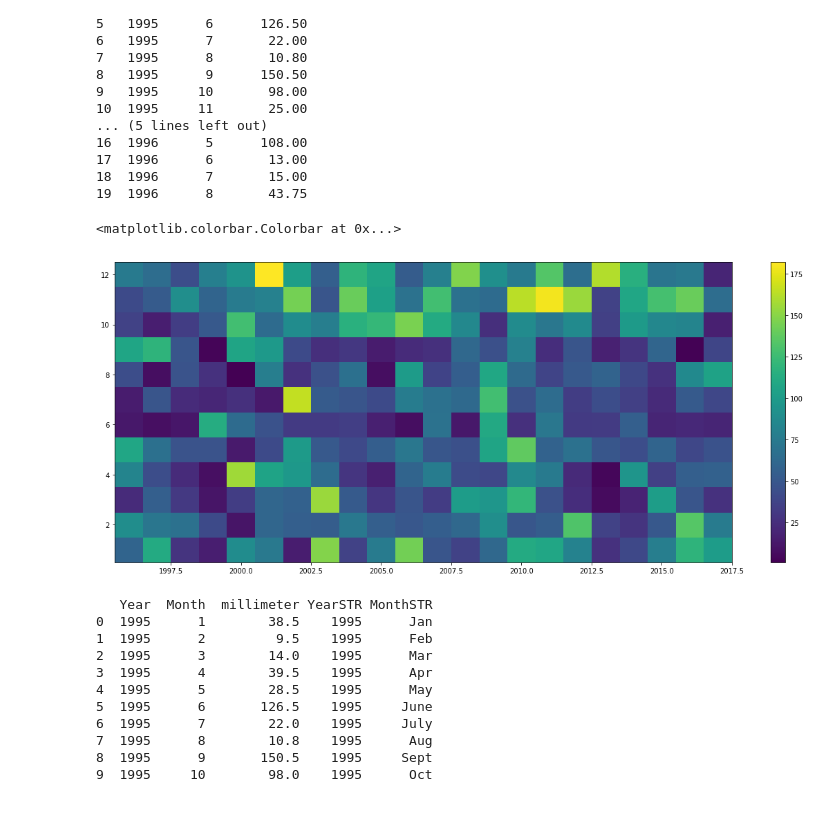
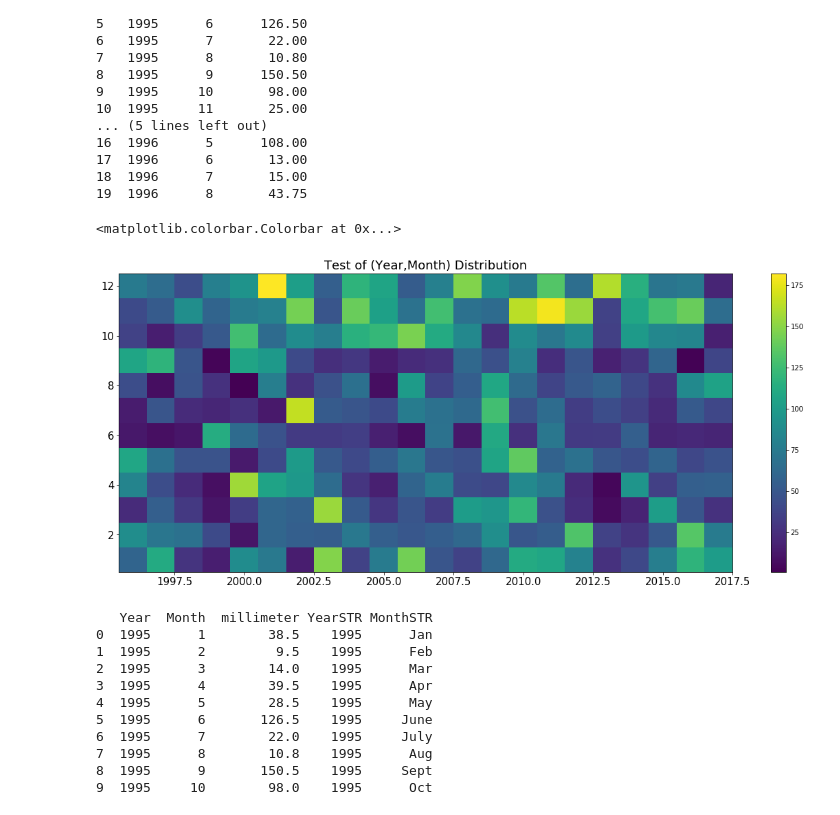
Before and after one commit to rmadar/ExamplesWithPython, a Jupyter notebook: PluviometryAnalysis.ipynb, the cells around one changed output. Drawn from its saved outputs; the diff is of its cells as text; code cells hidden in the pictures.

```diff
--- a/PluviometryAnalysis.ipynb
+++ b/PluviometryAnalysis.ipynb
@@ -177,13 +178,15 @@ print( df.head(20) )
 # %%
 # 2D plot over year and month with matplotlib
 plt.figure(figsize=(20,8))
+plt.title('Test of (Year,Month) Distribution', fontsize=title_fsize)
+plt.xticks(fontsize=ticks_fsize); plt.yticks(fontsize=ticks_fsize)
 plt.hist2d( df['Year'], df['Month'],
            bins=(22, 12), range=( (1995.5,2017.5), (0.5,12.5) ),
            weights=np.array(df['millimeter']) )
 plt.colorbar()
 # %% [output]
 <matplotlib.colorbar.Colorbar at 0x...>
-[figure, old version]
+[figure, new version]
 # %%
 # Convert the year into string - seems to be necessary
 # for bokeh plotting in case of categorical axis
```
Also changed, not shown: parts of 2 cells of this notebook.
